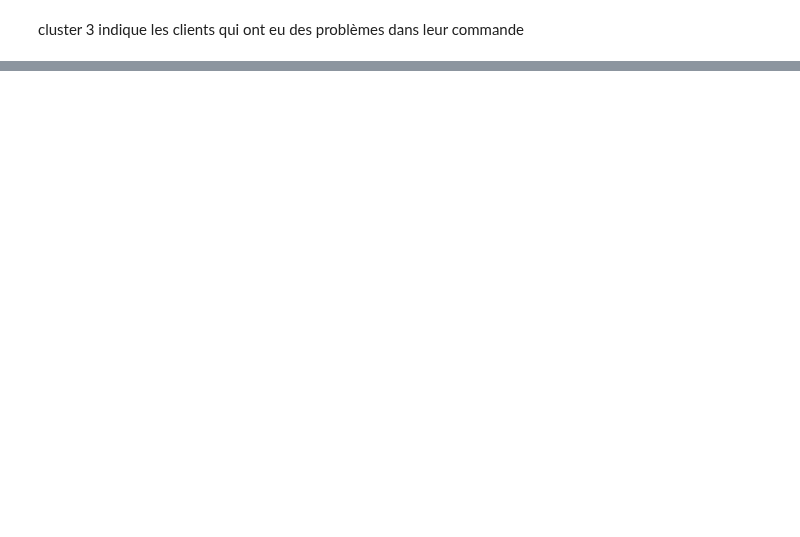
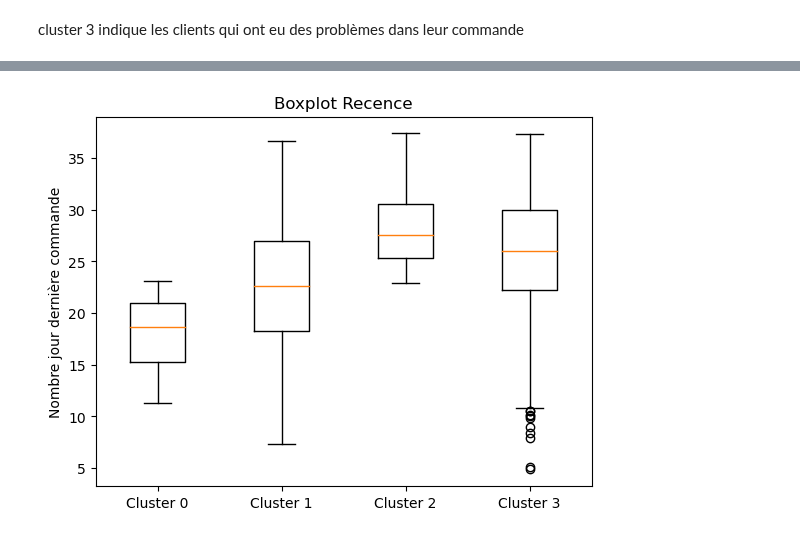
Before and after one commit to HaDock404/CustomerSegmentation, a Jupyter notebook: Notebook/4.business_analysis_kmeans.ipynb, the cells around one changed output, grey strips where cells are left out. Saved outputs shown, nothing was run; the diff lists cells and outputs as text; code cells hidden in the pictures; blank space fills up the shorter version.

```diff
--- a/Notebook/4.business_analysis_kmeans.ipynb
+++ b/Notebook/4.business_analysis_kmeans.ipynb
@@ -274,0 +248,20 @@ test[test['product_category_name_english'] == 'housewares']
+# %%
+import matplotlib.pyplot as plt
+
+test1 = df[df['Cluster'] == 0]
+test2 = df[df['Cluster'] == 1]
+test3 = df[df['Cluster'] == 2]
+test4 = df[df['Cluster'] == 3]
+donnees = [test1['Recency_x'], test2['Recency_x'], test3['Recency_x'],test4['Recency_x']]
+
+plt.boxplot(donnees)
+plt.title("Boxplot Recence")
+plt.ylabel("Nombre jour dernière commande")
+
+etiquettes = ['Cluster 0', 'Cluster 1', 'Cluster 2', 'Cluster 3']
+
+plt.xticks(range(1, len(etiquettes) + 1), etiquettes)
+
+plt.show()
+# %% [output]
+[figure, added]
```
Also changed, not shown: parts of 11 cells of this notebook, 8 other files.
